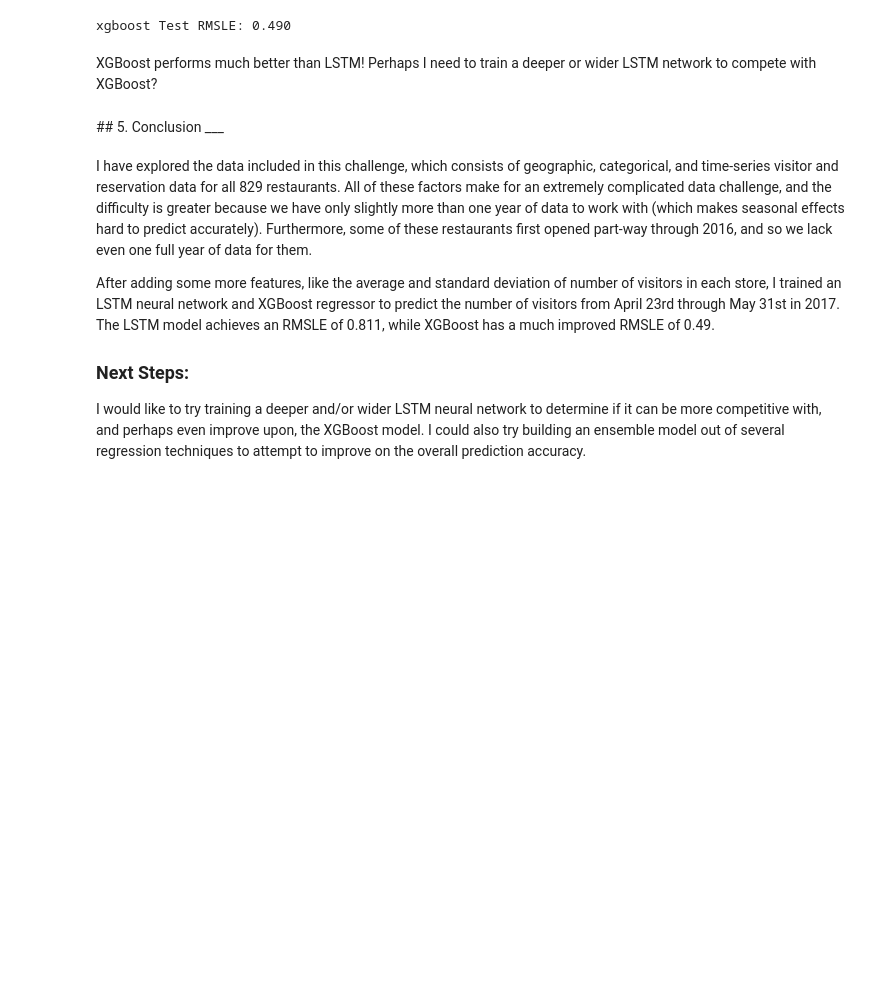
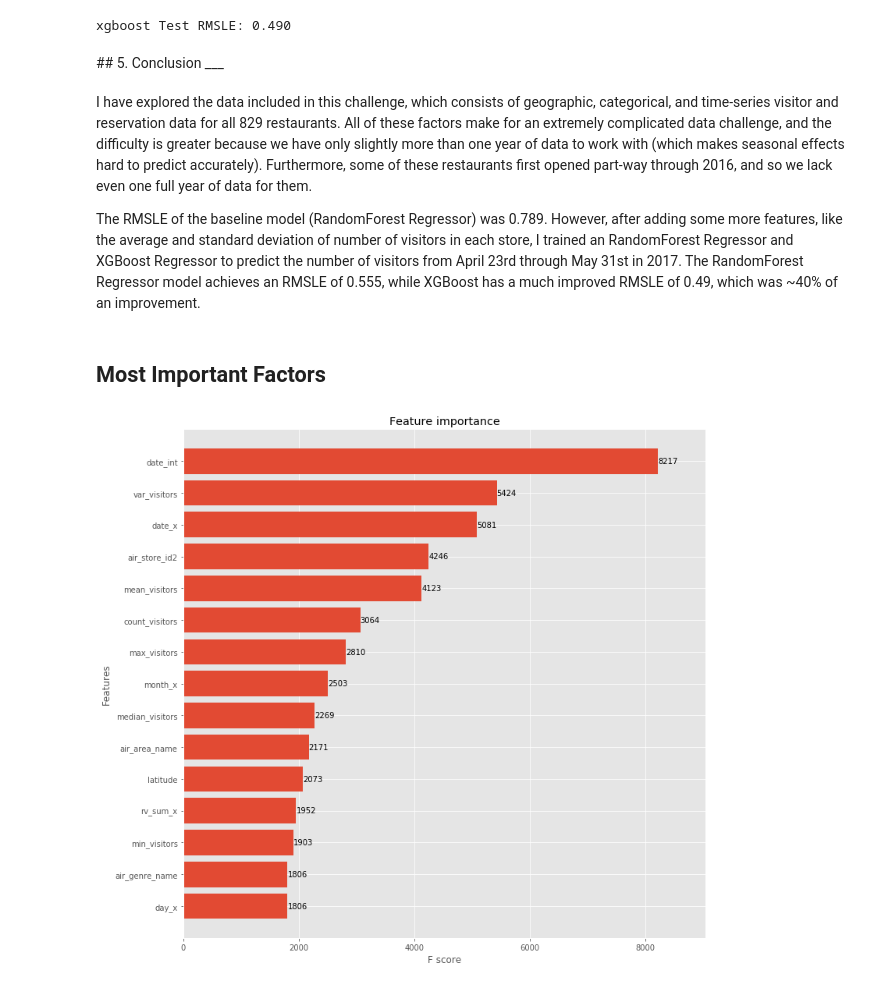
Before and after one commit to mihwa-han/Bon-Appetit, a Jupyter notebook: Bon_Appetit.ipynb, the cells around one changed output. Saved outputs shown, nothing was run; the diff lists cells and outputs as text; code cells hidden in the pictures; blank space fills up the shorter version.

```diff
--- a/Bon_Appetit.ipynb
+++ b/Bon_Appetit.ipynb
@@ -375,0 +393,10 @@ LSTM Test RMSLE: 0.811
+# %%
+stores = feature_engineering3(sub,air_visit)
+train,test = feature_engineering4(holiday,air_visit,sub,reserve,stores)
+train,test = feature_engineering5(train,test)
+
+from model_rf import *
+X,X_train,X_test,y_train,y_test = rf_prep(train,test)
+model_rf = model_rf(X, X_train, X_test, y_train, y_test)
+rmsle_rf = model_rf_eval(model_rf,X_test,y_test)
+print('RF Test RMSLE: %.3f' % rmsle_rf)
@@ -413,8 +442,6 @@ rmsle_xgboost = model_xgb_eval(xgb_model,X_test,y_test)
 print('xgboost Test RMSLE: %.3f' % rmsle_xgboost)
 # %% [output]
 xgboost Test RMSLE: 0.490
-# %% [markdown]
-XGBoost performs much better than LSTM! Perhaps I need to train a deeper or wider LSTM network to compete with XGBoost?
 # %% [markdown]
 </n>
 ## 5. Conclusion
@@ -422,8 +449,13 @@ ___
 # %% [markdown]
 I have explored the data included in this challenge, which consists of geographic, categorical, and time-series visitor and reservation data for all 829 restaurants. All of these factors make for an extremely complicated data challenge, and the difficulty is greater because we have only slightly more than one year of data to work with (which makes seasonal effects hard to predict accurately). Furthermore, some of these restaurants first opened part-way through 2016, and so we lack even one full year of data for them.
 
-After adding some more features, like the average and standard deviation of number of visitors in each store, I trained an LSTM neural network and XGBoost regressor to predict the number of visitors from April 23rd through May 31st in 2017. The LSTM model achieves an RMSLE of 0.811, while XGBoost has a much improved RMSLE of 0.49.
-
-### Next Steps:
-
-I would like to try training a deeper and/or wider LSTM neural network to determine if it can be more competitive with, and perhaps even improve upon, the XGBoost model. I could also try building an ensemble model out of several regression techniques to attempt to improve on the overall prediction accuracy.
+The RMSLE of the baseline model (RandomForest Regressor) was 0.789. However, after adding some more features, like the average and standard deviation of number of visitors in each store, I trained an RandomForest Regressor and XGBoost Regressor to predict the number of visitors from April 23rd through May 31st in 2017. The RandomForest Regressor model achieves an RMSLE of 0.555, while XGBoost has a much improved RMSLE of 0.49, which was ~40% of an improvement.
+# %% [markdown]
+## Most Important Factors
+# %%
+import xgboost as xgb
+fig, ax = plt.subplots(figsize=(12,12))
+xgb.plot_importance(xgb_model, max_num_features=15, height=0.8, ax=ax)
+plt.show()
+# %% [output]
+[figure, added]
```
Also changed, not shown: parts of 11 cells of this notebook, 2 other files.
